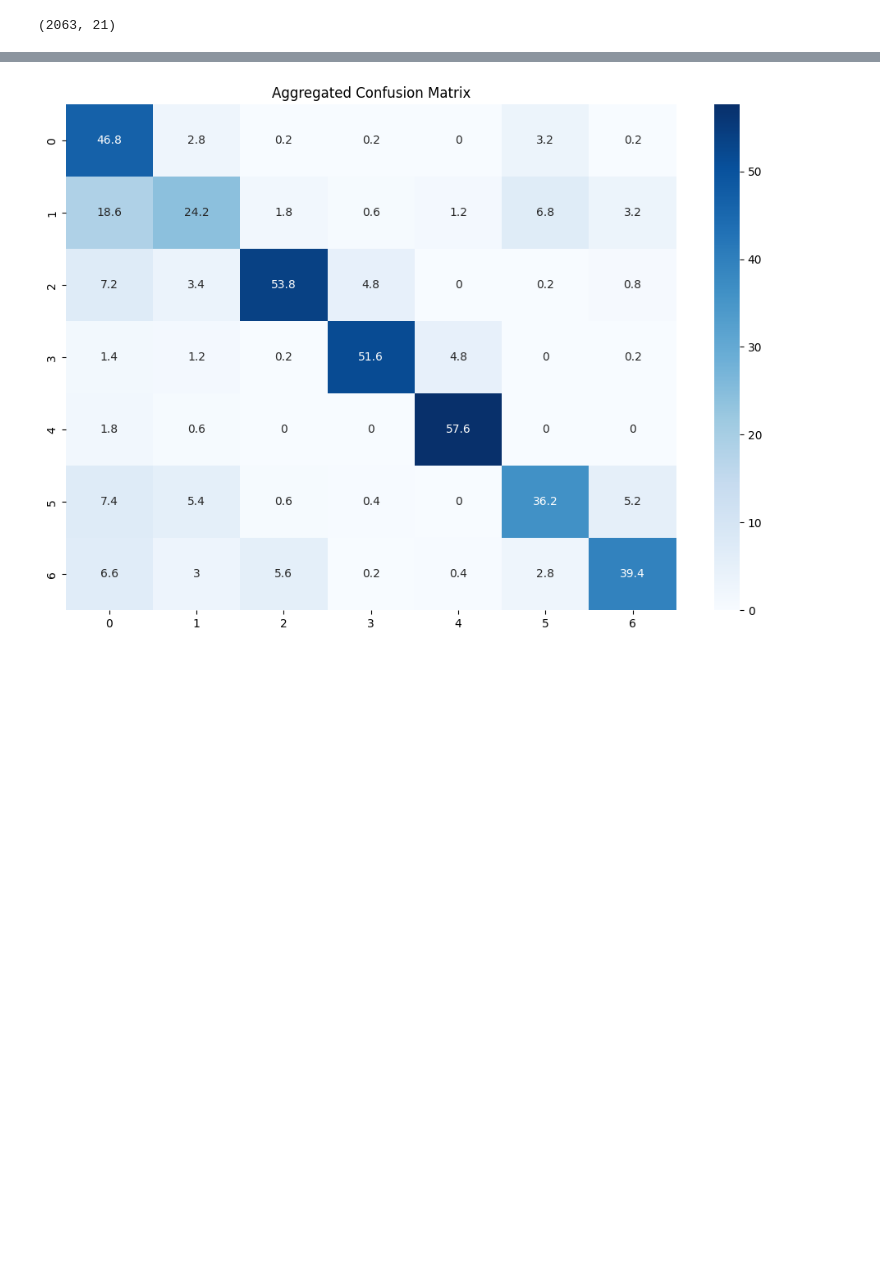
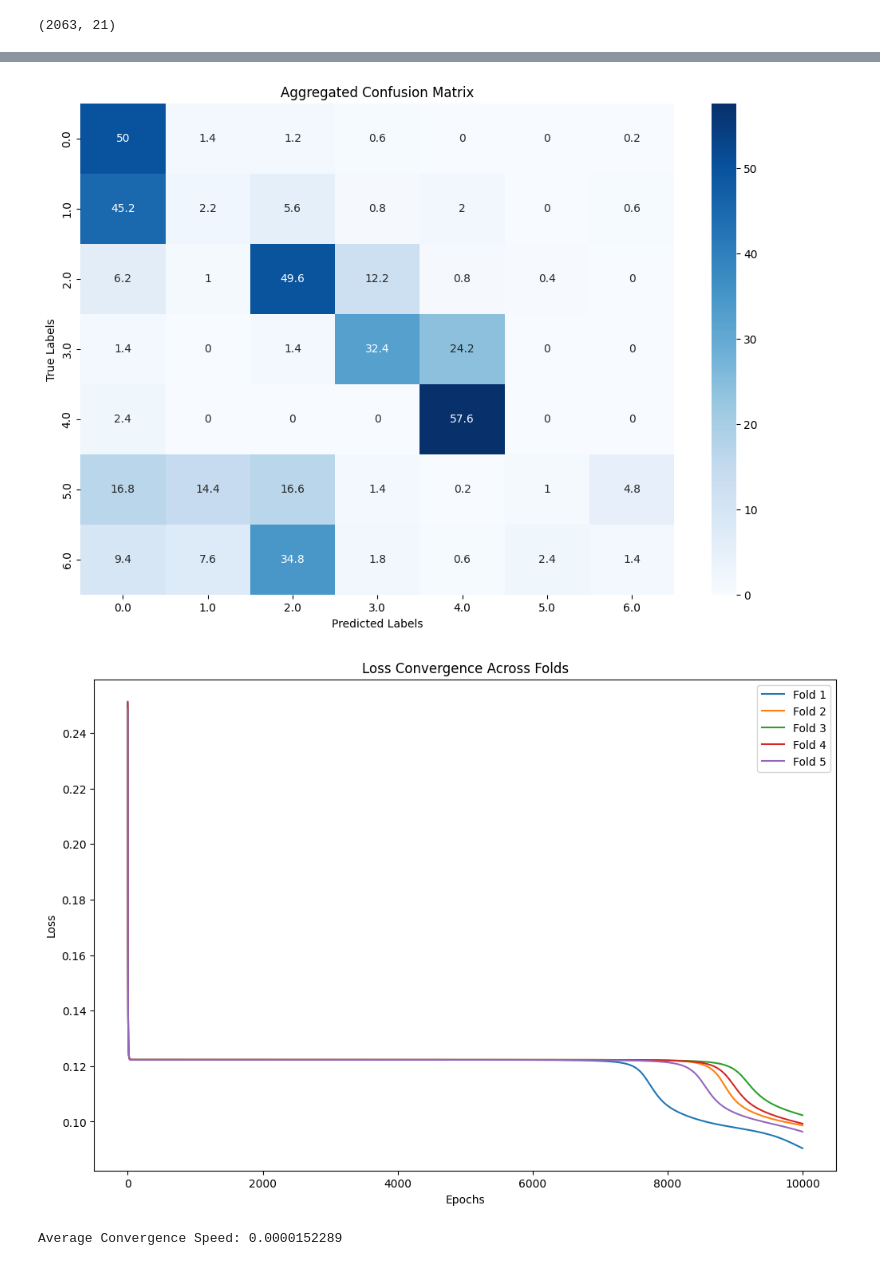
Before and after one commit to Ndraaa15/Final-Project-Neural-Network, a Jupyter notebook: backprop_sigmoid.ipynb, the cells around one changed output, grey strips where cells are left out. Saved outputs shown, nothing was run; the diff lists cells and outputs as text; code cells hidden in the pictures; blank space fills up the shorter version.

Commit message:
feat: add time convergen

```diff
--- a/backprop_sigmoid.ipynb
+++ b/backprop_sigmoid.ipynb
@@ -77,6 +95,14 @@ df.shape
 # %% [output]
 (2063, 21)
 # %%
+import numpy as np
+import pandas as pd
+from sklearn.preprocessing import StandardScaler
+from sklearn.metrics import classification_report, confusion_matrix
+from sklearn.model_selection import StratifiedKFold
+import matplotlib.pyplot as plt
+import seaborn as sns
+
 # Memisahkan fitur dan target
 X = df.drop('NObeyesdad', axis=1)
 y = df['NObeyesdad']
@@ -96,16 +122,19 @@ skf = StratifiedKFold(n_splits=n_splits, shuffle=True, random_state=42)
 
 # Model parameters
 input_size = X.shape[1]
-hidden_size = 10
+hidden_size1 = 10
+hidden_size2 = 10
 output_size = y_one_hot.shape[1]
 
 # Placeholder for overall metrics
 accuracies = []
 classification_reports = []
 confusion_matrices = []
+convergence_speeds = []
+losses_per_fold = []
 
 # Cross-validation loop
-for train_index, test_index in skf.split(X, y):
+for fold, (train_index, test_index) in enumerate(skf.split(X, y), start=1):
     X_train, X_test = X[train_index], X[test_index]
     y_train, y_test = y_one_hot[train_index], y_one_hot[test_index]
 
@@ -113,24 +142,38 @@ for train_index, test_index in skf.split(X, y):
     X_train_scaled = scaler.fit_transform(X_train)  # Fit and transform on train
     X_test_scaled = scaler.transform(X_test)        # Only transform on test
 
-    # Initialize and train the neural network with ReLU and Softmax
-    nn = Backpropagation(input_size, hidden_size, hidden_size, output_size)  # Coba dengan softmax
-    nn.train(X_train_scaled, y_train, epochs=20000, learning_rate=0.0005)
+    # Initialize the neural network
+    nn = Backpropagation(
+        input_size=input_size,
+        hidden_size1=hidden_size1,
+        hidden_size2=hidden_size2,
+        output_size=output_size,
+    )
+
+    # Train the model, track loss values for convergence speed
+    losses = nn.train(X_train_scaled, y_train, epochs=10000, learning_rate=0.0005, track_loss=True)
+    losses_per_fold.append(losses)
+
+    # Calculate convergence speed (rate of loss reduction)
+    if len(losses) > 1:
+        convergence_speed = abs((losses[-1] - losses[0]) / len(losses))
+        convergence_speeds.append(convergence_speed)
 
     # Generate predictions
     output = nn.feedforward(X_test_scaled)
-    output = np.round(output)  # Round output to get 0 or 1
+    predictions = np.argmax(output, axis=1)  # Get class with highest probability
+    true_labels = np.argmax(y_test, axis=1)  # Convert one-hot to class indices
 
     # Calculate accuracy
-    accuracy = np.mean(output == y_test)
+    accuracy = np.mean(predictions == true_labels)
     accuracies.append(accuracy)
 
     # Store classification report and confusion matrix
-    classification_reports.append(classification_report(y_test.argmax(axis=1), output.argmax(axis=1), output_dict=True))
-    confusion_matrices.append(confusion_matrix(y_test.argmax(axis=1), output.argmax(axis=1)))
+    classification_reports.append(classification_report(true_labels, predictions, output_dict=True))
+    confusion_matrices.append(confusion_matrix(true_labels, predictions))
 
-    print(f"Fold Accuracy: {accuracy}")
-    print(classification_report(y_test.argmax(axis=1), output.argmax(axis=1)))
+    print(f"Fold {fold} Accuracy: {accuracy}")
+    print(classification_report(true_labels, predictions))
 
 # Average accuracy across folds
 print(f"Average Accuracy: {np.mean(accuracies)}")
@@ -140,7 +183,23 @@ average_cm = np.mean(confusion_matrices, axis=0)
 
 # Plot aggregated confusion matrix
 plt.figure(figsize=(12, 8))
-sns.heatmap(average_cm, annot=True, fmt='g', cmap='Blues')
+sns.heatmap(average_cm, annot=True, fmt='g', cmap='Blues', xticklabels=pd.get_dummies(y).columns, yticklabels=pd.get_dummies(y).columns)
 plt.title("Aggregated Confusion Matrix")
+plt.xlabel("Predicted Labels")
+plt.ylabel("True Labels")
 plt.show()
+
+# Plot loss convergence for each fold
+plt.figure(figsize=(12, 8))
+for fold, losses in enumerate(losses_per_fold, start=1):
+    plt.plot(losses, label=f'Fold {fold}')
+plt.title("Loss Convergence Across Folds")
+plt.xlabel("Epochs")
+plt.ylabel("Loss")
+plt.legend()
+plt.show()
+
+# Print convergence speed across folds
+average_convergence_speed = np.mean(convergence_speeds)
+print(f"Average Convergence Speed: {average_convergence_speed:.10f}")
 # %% [output]
@@ -164 +274,3 @@ Average Accuracy: 0.9386473924768197
-[figure, old version]
+[figure, new version]
+[figure, added]
+Average Convergence Speed: 0.0000152289
```
Also changed, not shown: parts of 2 cells of this notebook, 9 other files.
